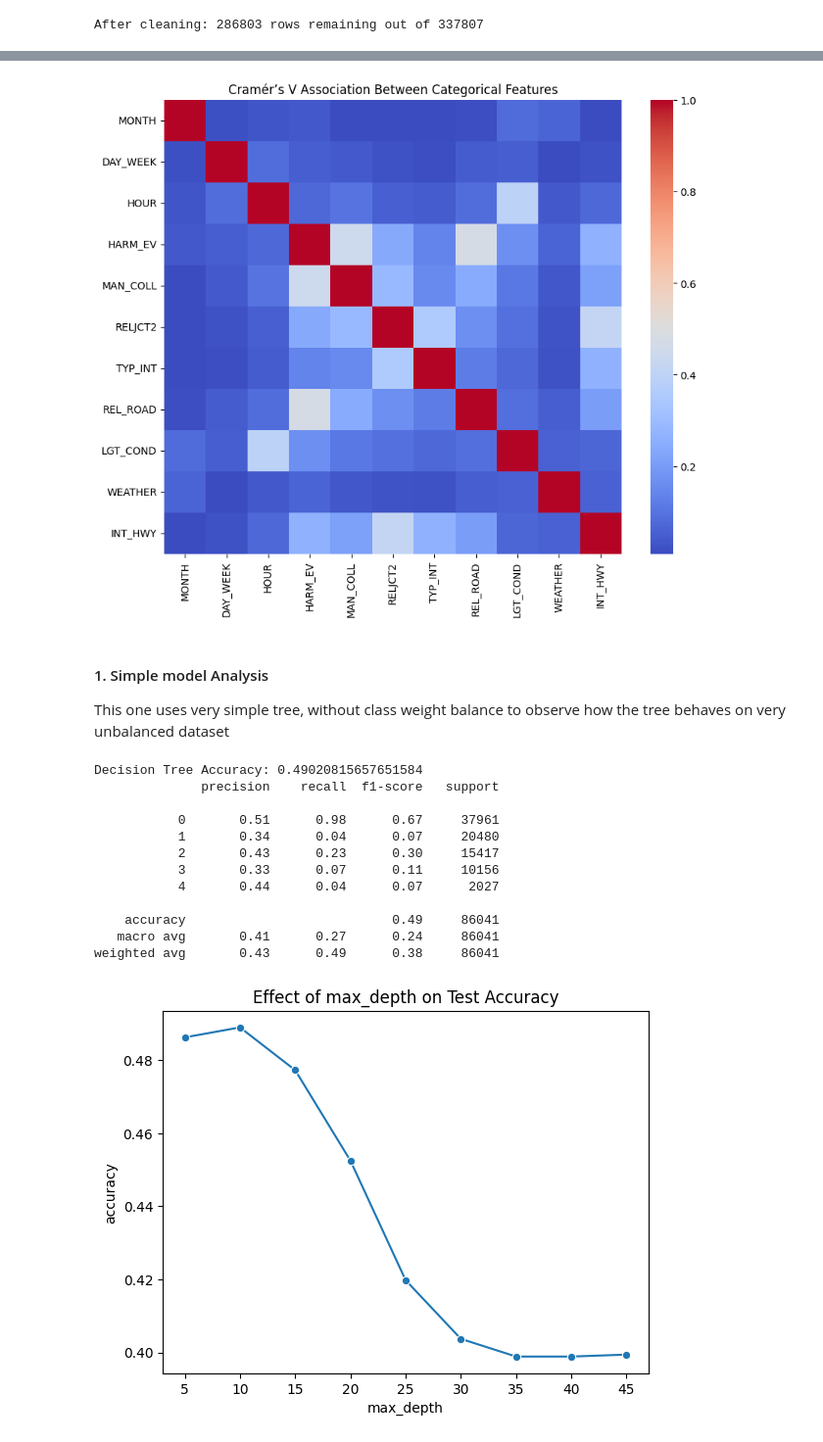
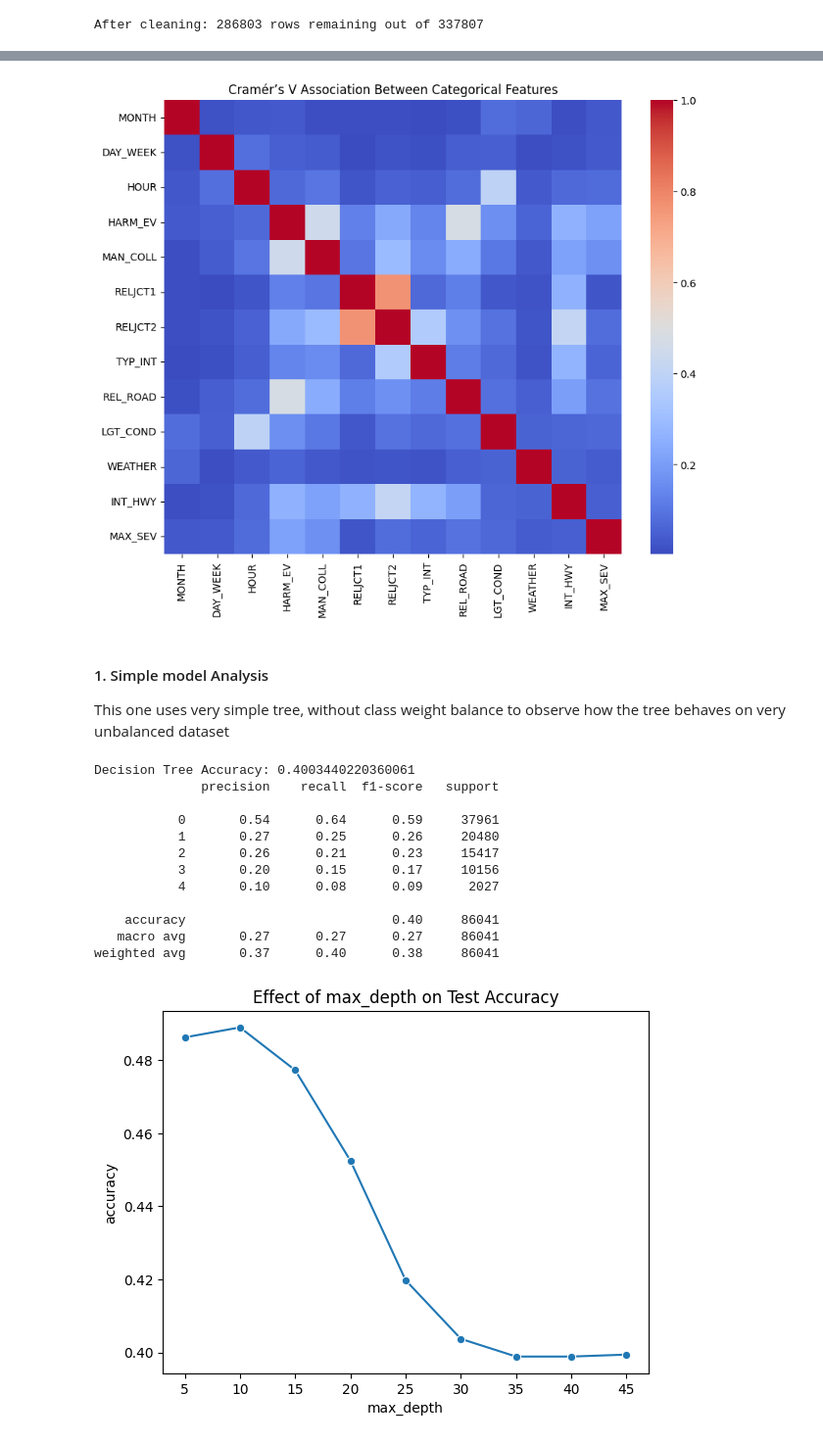
Before and after one commit to emmab0118/Data_Miners, a Jupyter notebook: demo.ipynb, the cells around one changed output, grey strips where cells are left out. Shown at 98% size. Drawn from its saved outputs; the diff is of its cells as text; code cells hidden in the pictures.

```diff
--- a/demo.ipynb
+++ b/demo.ipynb
@@ -299,36 +299,36 @@ import pandas as pd
 import numpy as np
 from scipy.stats import chi2_contingency
 
 def cramers_v(x, y):
     confusion_matrix = pd.crosstab(x, y)
     chi2 = chi2_contingency(confusion_matrix)[0]
     n = confusion_matrix.sum().sum()
     r, k = confusion_matrix.shape
     return np.sqrt(chi2 / (n * (min(k, r) - 1)))
 
 # Compute pairwise Cramér’s V for all categorical features
-cat_cols = X_train.columns
+cat_cols = df.columns
 cramers = pd.DataFrame(index=cat_cols, columns=cat_cols)
 
 for col1 in cat_cols:
     for col2 in cat_cols:
         if col1 == col2:
             cramers.loc[col1, col2] = 1.0
         else:
-            cramers.loc[col1, col2] = cramers_v(X_train[col1], X_train[col2])
+            cramers.loc[col1, col2] = cramers_v(df[col1], df[col2])
 
 cramers = cramers.astype(float)
 
 # 🔍 visualize heatmap
 import seaborn as sns
 import matplotlib.pyplot as plt
 
 plt.figure(figsize=(10,8))
 sns.heatmap(cramers, cmap="coolwarm", annot=False)
 plt.title("Cramér’s V Association Between Categorical Features")
 plt.show()
 # %% [output]
-[figure, old version]
+[figure, new version]
 # %%
 #drop high correlated column
 df = df.drop(columns='RELJCT1')
@@ -343,10 +343,11 @@ X_train, X_test, y_train, y_test = train_test_split(X, y, test_size=0.3, random_
 #### 1. Simple model Analysis
 This one uses very simple tree, without class weight balance to observe how the tree behaves on very unbalanced dataset
 # %%
+#Very basic Decision Tree model with default parameters
 from sklearn.tree import DecisionTreeClassifier
 from sklearn.metrics import classification_report, accuracy_score
 
-dt = DecisionTreeClassifier(max_depth=5, min_samples_split= 200, random_state=RANDOM_STATE)
+dt = DecisionTreeClassifier()
 dt.fit(X_train, y_train)
 
 y_pred = dt.predict(X_test)
@@ -354,16 +355,16 @@ y_pred = dt.predict(X_test)
 print("Decision Tree Accuracy:", accuracy_score(y_test, y_pred))
 print(classification_report(y_test, y_pred))
 # %% [output]
-Decision Tree Accuracy: 0.49020815657651584
+Decision Tree Accuracy: 0.4003440220360061
               precision    recall  f1-score   support
 
-           0       0.51      0.98      0.67     37961
-           1       0.34      0.04      0.07     20480
-           2       0.43      0.23      0.30     15417
-           3       0.33      0.07      0.11     10156
-           4       0.44      0.04      0.07      2027
+           0       0.54      0.64      0.59     37961
+           1       0.27      0.25      0.26     20480
+           2       0.26      0.21      0.23     15417
+           3       0.20      0.15      0.17     10156
+           4       0.10      0.08      0.09      2027
 
-    accuracy                           0.49     86041
-   macro avg       0.41      0.27      0.24     86041
-weighted avg       0.43      0.49      0.38     86041
+    accuracy                           0.40     86041
+   macro avg       0.27      0.27      0.27     86041
+weighted avg       0.37      0.40      0.38     86041
 # %%
```
Also changed, not shown: parts of 9 cells of this notebook.
